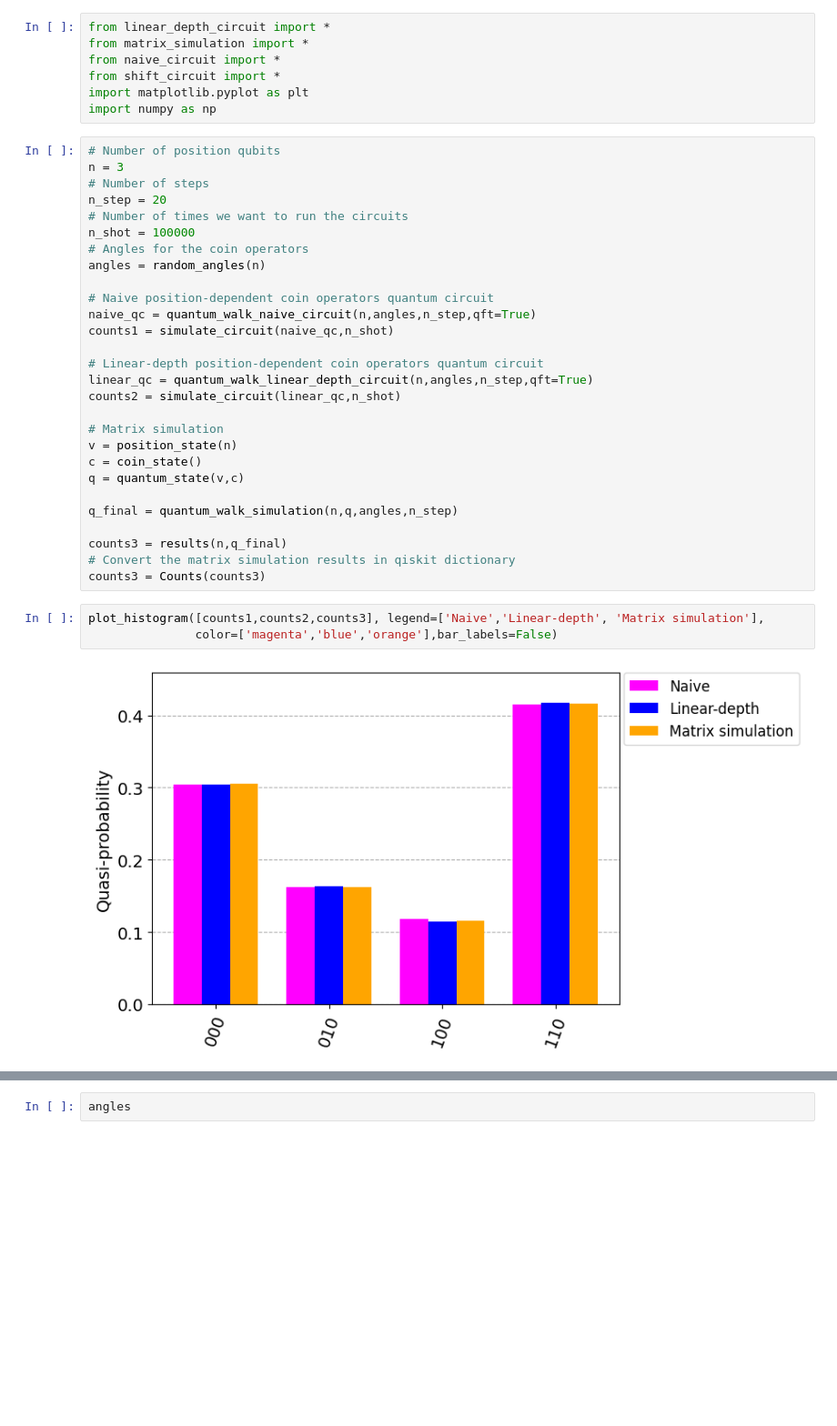
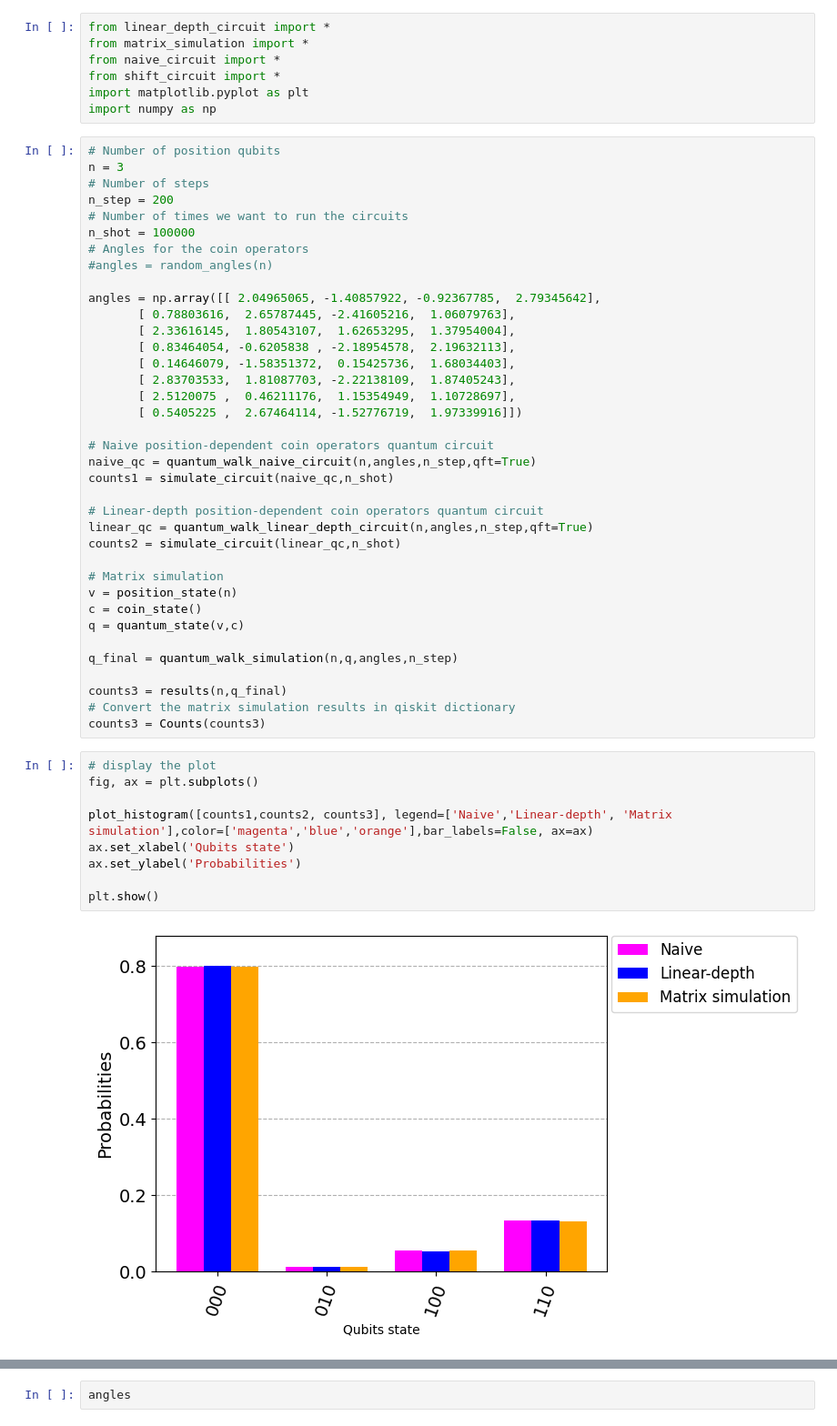
Before and after one commit to ugo-nzongani/Position-dependent-coin-operators, a Jupyter notebook: simulation.ipynb, the cells around one changed output, grey strips where cells are left out. Shown: that part at 91% size. Cells and saved outputs as stored; diff of their text form; blank space fills up the shorter version.

```diff
--- a/simulation.ipynb
+++ b/simulation.ipynb
@@ -9,11 +9,20 @@ import numpy as np
 # Number of position qubits
 n = 3
 # Number of steps
-n_step = 20
+n_step = 200
 # Number of times we want to run the circuits
 n_shot = 100000
 # Angles for the coin operators
-angles = random_angles(n)
+#angles = random_angles(n)
+
+angles = np.array([[ 2.04965065, -1.40857922, -0.92367785,  2.79345642],
+       [ 0.78803616,  2.65787445, -2.41605216,  1.06079763],
+       [ 2.33616145,  1.80543107,  1.62653295,  1.37954004],
+       [ 0.83464054, -0.6205838 , -2.18954578,  2.19632113],
+       [ 0.14646079, -1.58351372,  0.15425736,  1.68034403],
+       [ 2.83703533,  1.81087703, -2.22138109,  1.87405243],
+       [ 2.5120075 ,  0.46211176,  1.15354949,  1.10728697],
+       [ 0.5405225 ,  2.67464114, -1.52776719,  1.97339916]])
 
 # Naive position-dependent coin operators quantum circuit
 naive_qc = quantum_walk_naive_circuit(n,angles,n_step,qft=True)
@@ -34,7 +43,13 @@ counts3 = results(n,q_final)
 # Convert the matrix simulation results in qiskit dictionary
 counts3 = Counts(counts3)
 # %%
-plot_histogram([counts1,counts2,counts3], legend=['Naive','Linear-depth', 'Matrix simulation'],
-               color=['magenta','blue','orange'],bar_labels=False)
+# display the plot
+fig, ax = plt.subplots()
+
+plot_histogram([counts1,counts2, counts3], legend=['Naive','Linear-depth', 'Matrix simulation'],color=['magenta','blue','orange'],bar_labels=False, ax=ax)
+ax.set_xlabel('Qubits state')
+ax.set_ylabel('Probabilities')
+
+plt.show()
 # %% [output]
-[figure, old version]
+[figure, new version]
```
Also changed, not shown: parts of 14 cells of this notebook.
